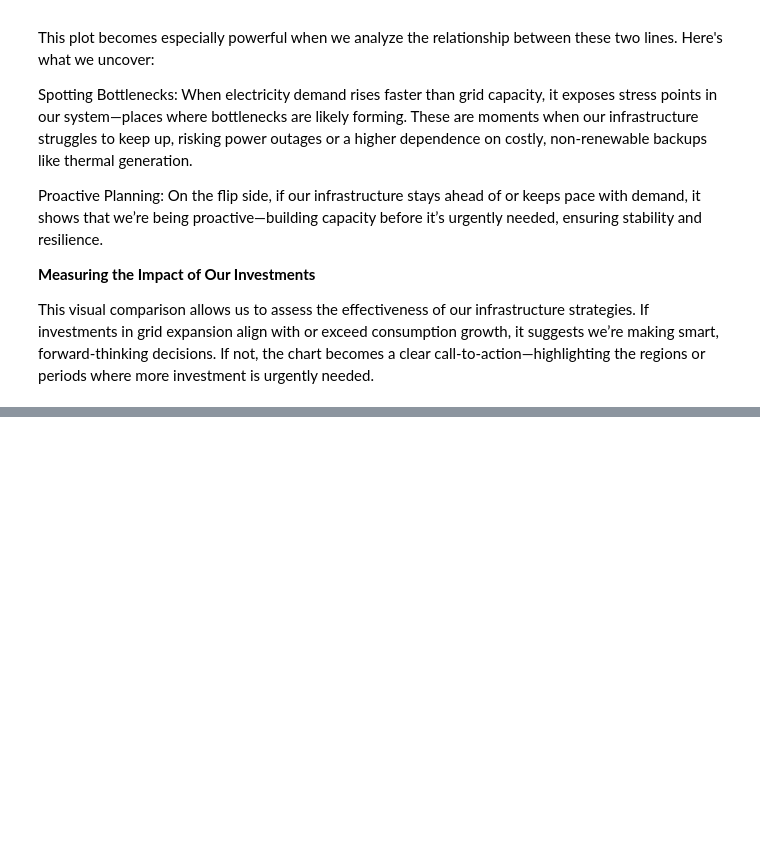
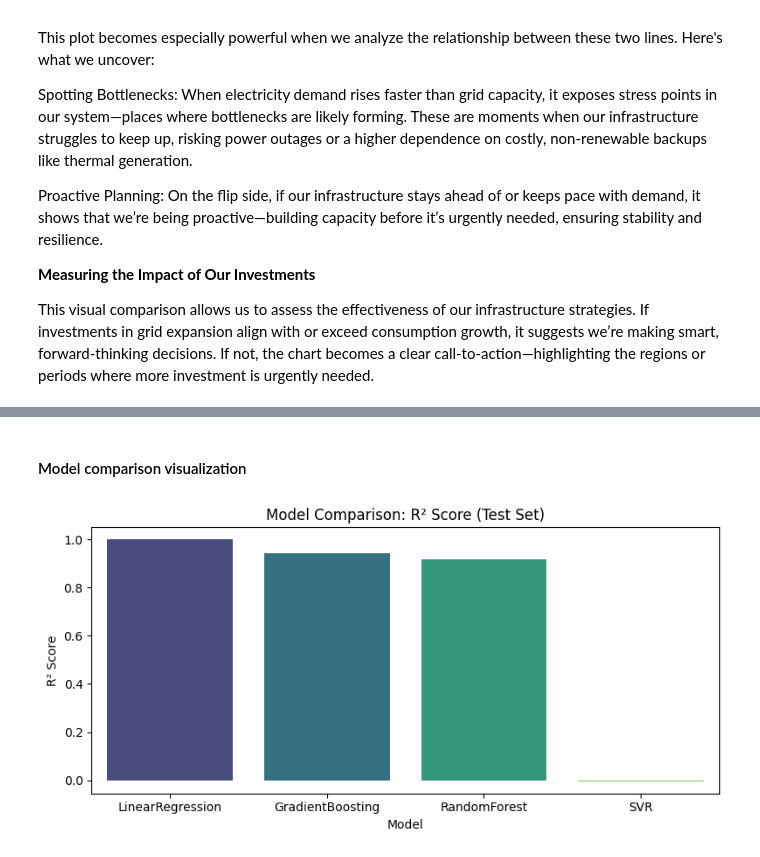
Before and after one commit to CarolN90/Renewable-Energy-Forecasting, a Jupyter notebook: Capstone_phase5.ipynb, the cells around one changed output, grey strips where cells are left out. Saved outputs shown, nothing was run; the diff lists cells and outputs as text; code cells hidden in the pictures; blank space fills up the shorter version.

```diff
--- a/Capstone_phase5.ipynb
+++ b/Capstone_phase5.ipynb
@@ -722,0 +1073,35 @@ This visual comparison allows us to assess the effectiveness of our infrastructu
+# %%
+cv = KFold(n_splits=5, shuffle=True, random_state=42)
+results = []
+best_score = -np.inf
+best_model = None
+best_name = ""
+
+for name, pipe in pipelines.items():
+    cv_scores = cross_val_score(pipe, X_train, y_train, cv=cv, scoring='r2')
+    mean_cv_r2 = cv_scores.mean()
+
+    # Fit on training set and evaluate on test set
+    pipe.fit(X_train, y_train)
+    y_pred = pipe.predict(X_test)
+    mse = mean_squared_error(y_test, y_pred)
+    r2 = r2_score(y_test, y_pred)
+    mape = np.mean(np.abs((y_test - y_pred) / y_test)) * 100
+
+
+    results.append({
+        'Model': name,
+        'CV_R2': mean_cv_r2,
+        'Test_R2': r2,
+        'Test_MSE': mse,
+        'Test_MAPE (%)': mape
+    })
+
+    if r2 > best_score:
+        best_score = r2
+        best_model = pipe
+        best_name = name
+
+results_df = pd.DataFrame(results).sort_values(by="Test_R2", ascending=False)
+print("\nModel Performance Comparison:\n")
+print(results_df)
@@ -722,0 +1116,12 @@ This visual comparison allows us to assess the effectiveness of our infrastructu
+# %% [markdown]
+#### Model comparison visualization
+# %%
+plt.figure(figsize=(8, 4))
+sns.barplot(data=results_df, x='Model', y='Test_R2', palette="viridis")
+plt.title('Model Comparison: R² Score (Test Set)')
+plt.ylabel('R² Score')
+plt.xlabel('Model')
+plt.tight_layout()
+plt.show()
+# %% [output]
+[figure, added]
```
Also changed, not shown: parts of 60 cells of this notebook, 3 other files.
